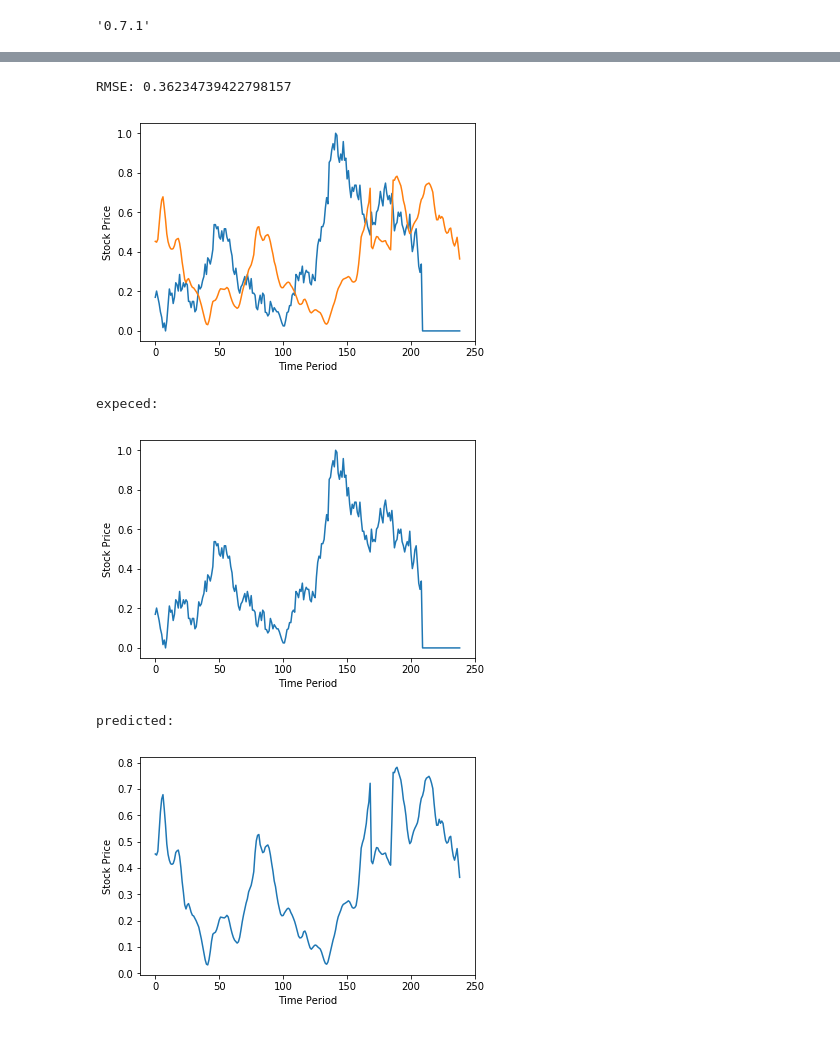
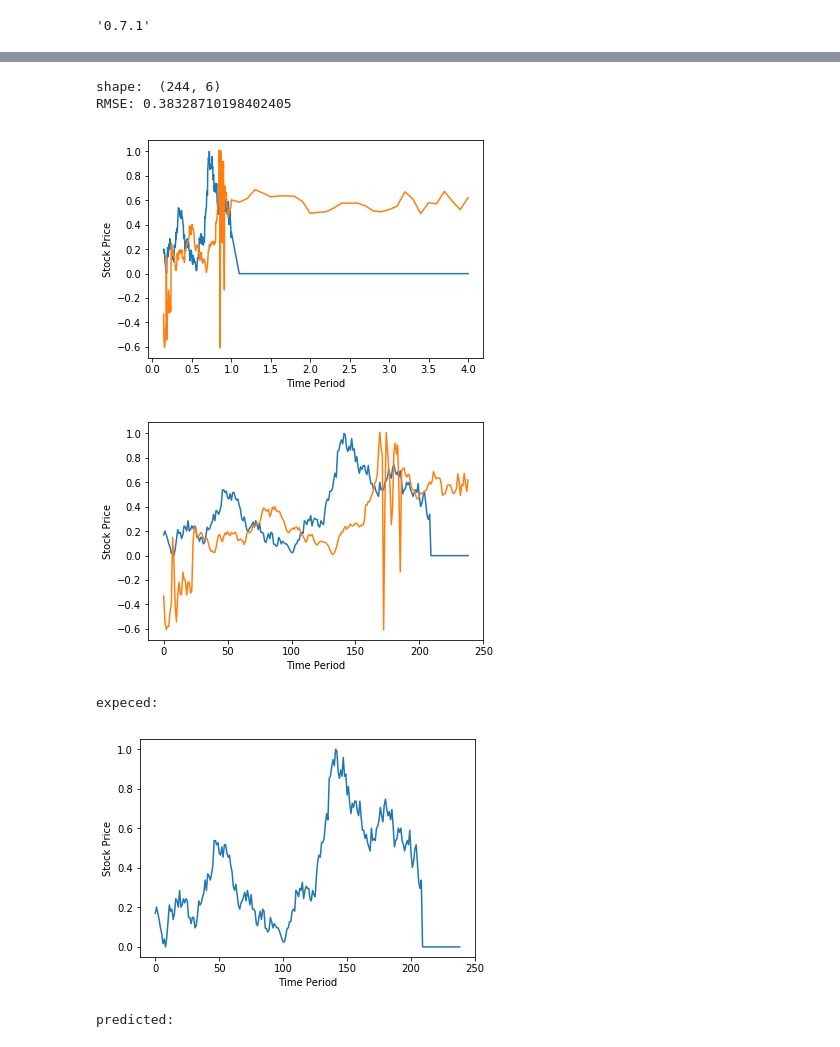
Before and after one commit to Kims-DeveloperGroup/stock-market-data-ML, a Jupyter notebook: daily_stock_price_prediction_prototype.ipynb, the cells around one changed output, grey strips where cells are left out. Cells and saved outputs as stored; diff of their text form; code cells hidden in the pictures.

```diff
--- a/daily_stock_price_prediction_prototype.ipynb
+++ b/daily_stock_price_prediction_prototype.ipynb
@@ -19,6 +22,9 @@ def write_file(data_list, file_name):
     return
 
 def MinMaxScaler(data):
+    print("shape: ", data.shape)
+    for i in range (0, len(data)):
+        data[i, 0] = time.mktime(data[i, 0].timetuple())
     numerator = data - np.min(data, 0)
     denominator = np.max(data, 0) - np.min(data, 0)
     # noise term prevents the zero division
@@ -27,15 +33,20 @@ def MinMaxScaler(data):
 def extract_x_and_y(data, sequence_length, plus_days_to_predict=0):
     data_x = []
     data_y = []
+    time_stamp_y = []
     for i in range(0, len(data) - sequence_length):
         x = data[i:i + sequence_length]
-        if i + sequence_length + plus_days_to_predict < len(data):
-            y = data[i + sequence_length + plus_days_to_predict, [3]]
+        y_index = i + sequence_length + plus_days_to_predict
+        if y_index < len(data):
+            y = data[y_index, [4]]
+            time_stamp_y.append(data[y_index, [0]])
         else:
             y = [0]
+            last_date_time = time_stamp_y[len(time_stamp_y) -1][0]  + 0.1
+            time_stamp_y.append([last_date_time])
         data_x.append(x)
         data_y.append(y)
-    return np.array(data_x), np.array(data_y)
+    return np.array(data_x), np.array(data_y), np.array(time_stamp_y)
 
 def lstm_cell(hidden_size):
     cell = rnn.BasicLSTMCell(hidden_size, state_is_tuple=True)
@@ -43,10 +54,10 @@ def lstm_cell(hidden_size):
 
 def getDailyStockPriceData(code, startDate, endDate, sequence_length, plus_days_to_predict = 0):
     data = np.array(fdr.DataReader(code, startDate, endDate))
-    data = MinMaxScaler(data[:, 1:-1]) #시작가격, 최고가, 최적가, 종가, 거래량
+    data = MinMaxScaler(data[:, :-1]) #시작가격, 최고가, 최적가, 종가, 거래량
     return extract_x_and_y(data, sequence_length, plus_days_to_predict)
 # %%
-data_dim = 5
+data_dim = 6
 hidden_dim = 10
 num_classes = 1
 sequence_length = 5
@@ -57,4 +68,4 @@ learning_rate = 0.01
 code = '005930'
 start_date_train = '1992-01-01'
 end_date_train = '2017-12-31'
-data_x, data_y = getDailyStockPriceData(code, start_date_train, end_date_train, sequence_length, 30)
+data_x, data_y, time_stamp_y = getDailyStockPriceData(code, start_date_train, end_date_train, sequence_length, 30)
@@ -93,7 +106,7 @@ rmse = tf.sqrt(tf.reduce_mean(tf.square(expected_results - predictions)))
 # %%
 sess = tf.Session()
 sess.run(tf.global_variables_initializer())
-for i in range(1000):
+for i in range(10000):
     _, step_loss = sess.run([train_op, loss], feed_dict={X: data_x, Y: data_y})
     if (i + 1) % 1000 == 0:
         print("[step: {}] loss: {}".format(i, step_loss))
@@ -117,35 +147,44 @@ RMSE: 0.055015742778778076  date range: 1992-01-01~2017-12-31
 # %%
 # Test step
-test_data_x, test_data_y = getDailyStockPriceData('000150', '2018-01-01', '2018-12-29', sequence_length, 30)
+test_data_x, test_data_y, test_data_time_stamp_y = getDailyStockPriceData('000150', '2018-01-01', '2018-12-29', sequence_length, 30)
 
 test_predict = sess.run(Y_pred, feed_dict={X: test_data_x})
 rmse_val = sess.run(rmse, feed_dict={expected_results: test_data_y, predictions: test_predict})
 print("RMSE: {}".format(rmse_val))
+
+# Plot predictions
+plt.plot(test_data_time_stamp_y, test_data_y)
+plt.plot(test_data_time_stamp_y, test_predict)
+plt.xlabel("Time Period")
+plt.ylabel("Stock Price")
+plt.show()
 
 # Plot predictions
 plt.plot(test_data_y)
 plt.plot(test_predict)
 plt.xlabel("Time Period")
 plt.ylabel("Stock Price")
 plt.show()
+
 
 # test Y
 print("expeced:")
 plt.plot(test_data_y)
 plt.xlabel("Time Period")
 plt.ylabel("Stock Price")
 plt.show()
 
 # predict Y
 print("predicted:")
 plt.plot(test_predict)
 plt.xlabel("Time Period")
 plt.ylabel("Stock Price")
 plt.show()
 # %% [output]
-RMSE: 0.36234739422798157
+shape:  (244, 6)
+RMSE: 0.38328710198402405
-[figure, old version]
+[figure, new version]
+[figure, new version]
 expeced:
-[figure, old version]
+[figure, new version]
 predicted:
-[figure, old version]
```
Also changed, not shown: parts of 7 cells of this notebook.
